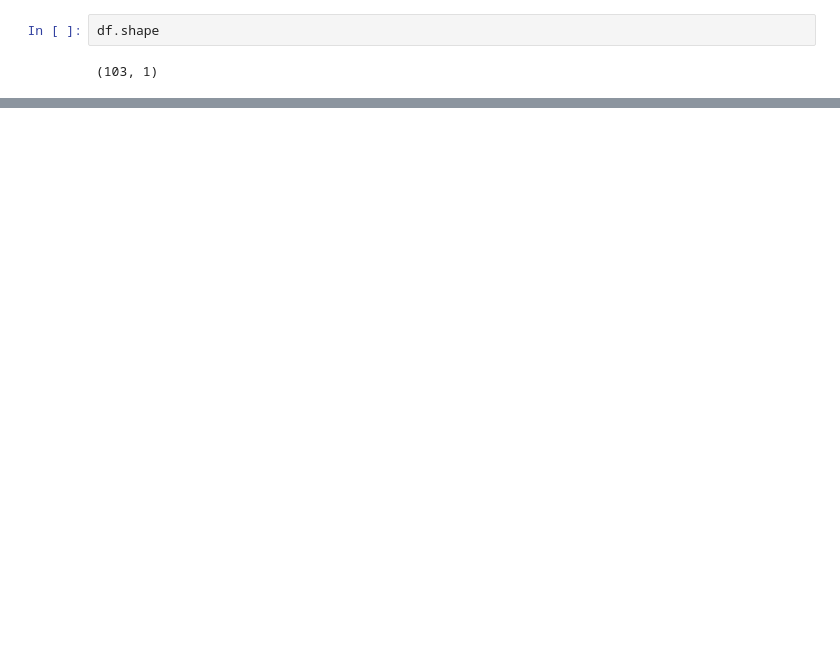
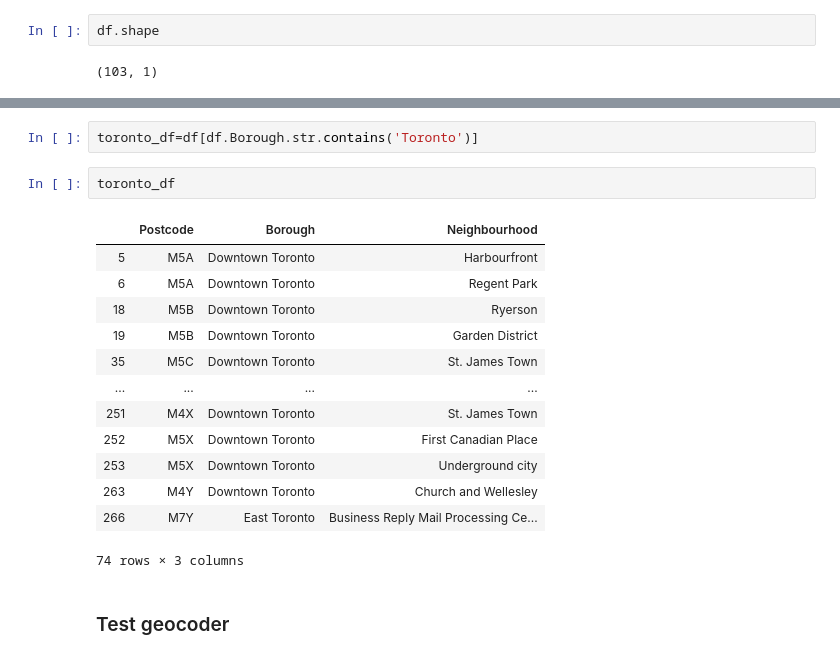
Before and after one commit to BardiyaB/Coursera_Capstone, a Jupyter notebook: capstone_project-week3.ipynb, the cells around one changed output, grey strips where cells are left out. Cells and saved outputs as stored; diff of their text form; blank space fills up the shorter version.

```diff
--- a/capstone_project-week3.ipynb
+++ b/capstone_project-week3.ipynb
@@ -36,0 +76,20 @@ df.shape
+# %%
+toronto_df=df[df.Borough.str.contains('Toronto')]
+# %%
+toronto_df
+# %% [output]
+|  | Postcode | Borough | Neighbourhood |
+| 5 | M5A | Downtown Toronto | Harbourfront |
+| 6 | M5A | Downtown Toronto | Regent Park |
+| 18 | M5B | Downtown Toronto | Ryerson |
+| 19 | M5B | Downtown Toronto | Garden District |
+| 35 | M5C | Downtown Toronto | St. James Town |
+| ... | ... | ... | ... |
+| 251 | M4X | Downtown Toronto | St. James Town |
+| 252 | M5X | Downtown Toronto | First Canadian Place |
+| 253 | M5X | Downtown Toronto | Underground city |
+| 263 | M4Y | Downtown Toronto | Church and Wellesley |
+| 266 | M7Y | East Toronto | Business Reply Mail Processing Ce... |
+74 rows × 3 columns
+# %% [markdown]
+### Test geocoder
```
Also changed, not shown: parts of 17 cells of this notebook, 1 other file.
